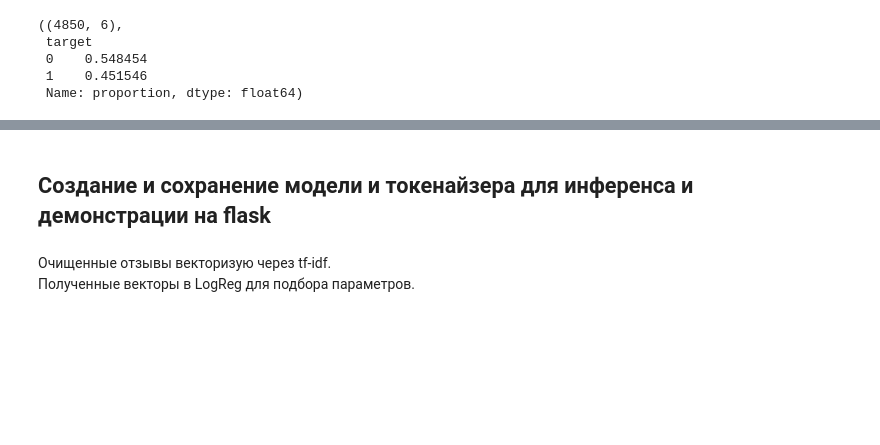
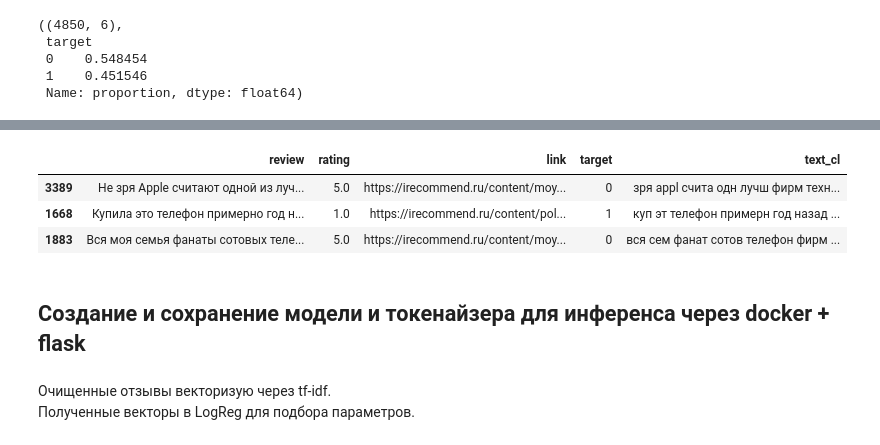
Before and after one commit to v010ch/sentiment_phone_reviews, a Jupyter notebook: create_light_model.ipynb, the cells around one changed output, grey strips where cells are left out. Cells and saved outputs as stored; diff of their text form; code cells hidden in the pictures; blank space fills up the shorter version.

```diff
--- a/create_light_model.ipynb
+++ b/create_light_model.ipynb
@@ -89,11 +59,0 @@ stem_ru_text = lambda x: ' '.join([stemm_ru.stem(el) for el in x.split()])
-# %%
-%%time
-df['text_cl'] = df.review.map(clean_text)
-df['text_cl'] = df.text_cl.map(clean_names)
-df['text_cl'] = df.text_cl.map(clean_stopwords)
-df['text_cl'] = df.text_cl.map(lem_eng_text)
-df['text_cl'] = df.text_cl.map(stem_eng_text)
-df['text_cl'] = df.text_cl.map(stem_ru_text)
-
-df = df.sample(frac=1).reset_index(drop=True)
-df.sample(3)[['review', 'rating', 'link', 'target', 'text_cl']]
@@ -106,0 +60,15 @@ Wall time: 53.8 s
+# %%
+PHONES = r'\b(samsung|galaxy|xiaomi|iphon|redmi|note|honor|huawei|apple|' +\
+          'nokia|meizu|google|самсунг|айфон|mi|lenovo|lg|redme|asus|vivo|' +\
+          'zte|helio|mediatek|oppo|htc|pixel|xperia|fly|realme|zenfone|' +\
+          'alcatel|blade|philips|touch|lumia|oneplus|motorola|inoi|red|neo|' +\
+          'moto|panasonic|band|honnor|bbk|vertex|lafleur|xiomi|редми|хонор|' +\
+          'ноки|хуаве|мейзу|асус|галакси|иной|гэлакси|хонор)(|[a-zа-я]+)\b'
+textprepare = TextPrepareClass(stopwords.words('russian'), PHONES)
+# %%
+%%time
+df['text_cl'] = df.review.map(textprepare.clean_all)
+
+df = df.sample(frac=1).reset_index(drop=True)
+df.sample(3)[['review', 'rating', 'link', 'target', 'text_cl']]
+# %% [output]
@@ -107,5 +77,9 @@ Wall time: 53.8 s
+|  | review | rating | link | target | text_cl |
+| 3389 | Не зря Apple считают одной из луч... | 5.0 | https://irecommend.ru/content/moy... | 0 | зря appl счита одн лучш фирм техн... |
+| 1668 | Купила это телефон примерно год н... | 1.0 | https://irecommend.ru/content/pol... | 1 | куп эт телефон примерн год назад ... |
+| 1883 | Вся моя семья фанаты сотовых теле... | 5.0 | https://irecommend.ru/content/moy... | 0 | вся сем фанат сотов телефон фирм ... |
 # %% [markdown]
-## Создание и сохранение модели и токенайзера для инференса и демонстрации на flask
+## Создание и сохранение модели и токенайзера для инференса через docker + flask
 # %% [markdown]
 Очищенные отзывы векторизую через tf-idf.
 Полученные векторы в LogReg для подбора параметров.
```
Also changed, not shown: parts of 13 cells of this notebook, 1 other file.
